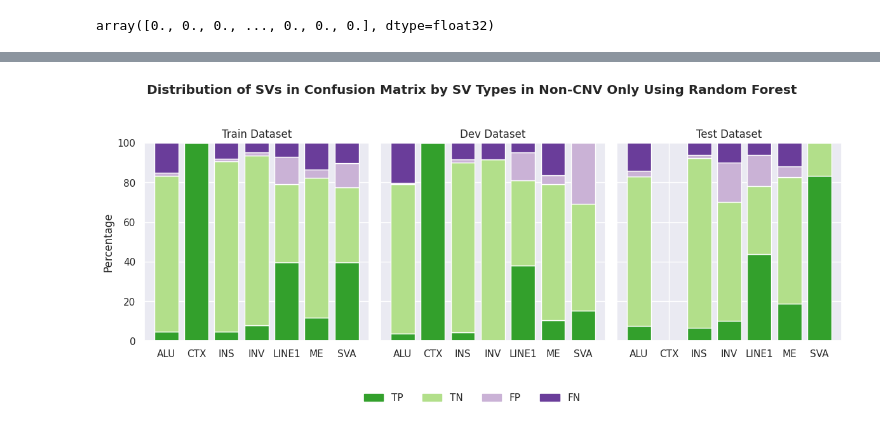
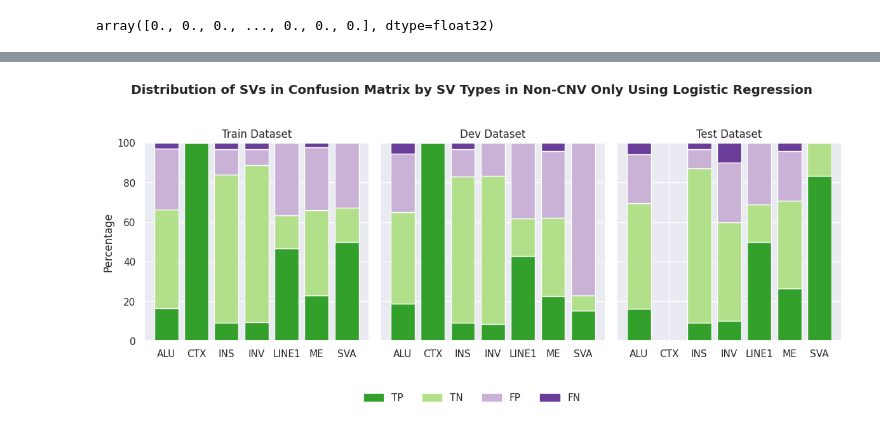
Before and after one commit to VJalili/denovo, a Jupyter notebook: denovo_model.ipynb, the cells around one changed output, grey strips where cells are left out. Cells and saved outputs as stored; diff of their text form; code cells hidden in the pictures.

```diff
--- a/denovo_model.ipynb
+++ b/denovo_model.ipynb
@@ -798,6 +815,6 @@ Text(0.5, 1.0, 'Feature Importance in Mean Decrease in Impurity (MDI) and Standa
 # Model: Logistic Regression
 # %%
 lr_column = "logistic_regression"
-lr_model = LogisticRegression()
+lr_model = LogisticRegression(max_iter=1000)
 lr_model.fit(x_train, y_train)
 # %% [output]
@@ -815,7 +825,7 @@ lr_model.predict(x_train)
 array([0., 0., 0., ..., 0., 0., 0.], dtype=float32)
 # %%
 def get_lr_predictions(x, y, predictions_df=None):
-  lr_preds = lr_model.predict(x)
+  lr_preds = lr_model.predict_proba(x)[:, 1]
   lr_preds_discretized = vectorized_discretize(lr_preds)
 
   preds = x.copy() if predictions_df is None else predictions_df.copy()
@@ -844,5 +854,5 @@ plot_confusionMatrix_component(predictions_train_df, predictions_dev_df, predict
 # %%
-plot_confusionMatrix_component_by_svtype(predictions_train_df, predictions_dev_df, predictions_test_df, f"Distribution of SVs in Confusion Matrix by SV Types in {data_group_title} Using Random Forest", lr_column + disc_col_postfix, normalized=True)
+plot_confusionMatrix_component_by_svtype(predictions_train_df, predictions_dev_df, predictions_test_df, f"Distribution of SVs in Confusion Matrix by SV Types in {data_group_title} Using Logistic Regression", lr_column + disc_col_postfix, normalized=True)
 # %% [output]
-[figure, old version]
+[figure, new version]
 # %%
```
Also changed, not shown: parts of 8 cells of this notebook.
